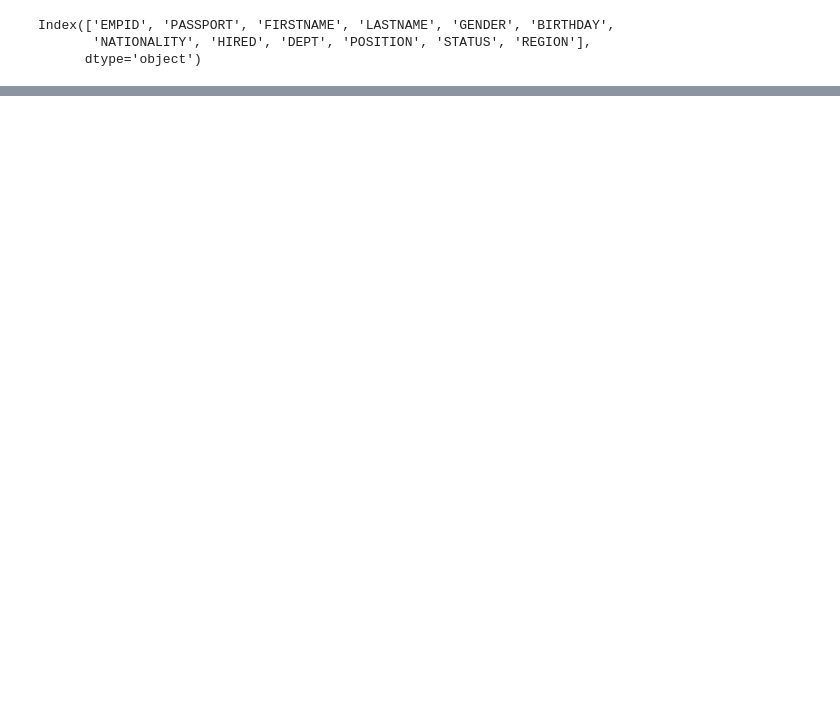
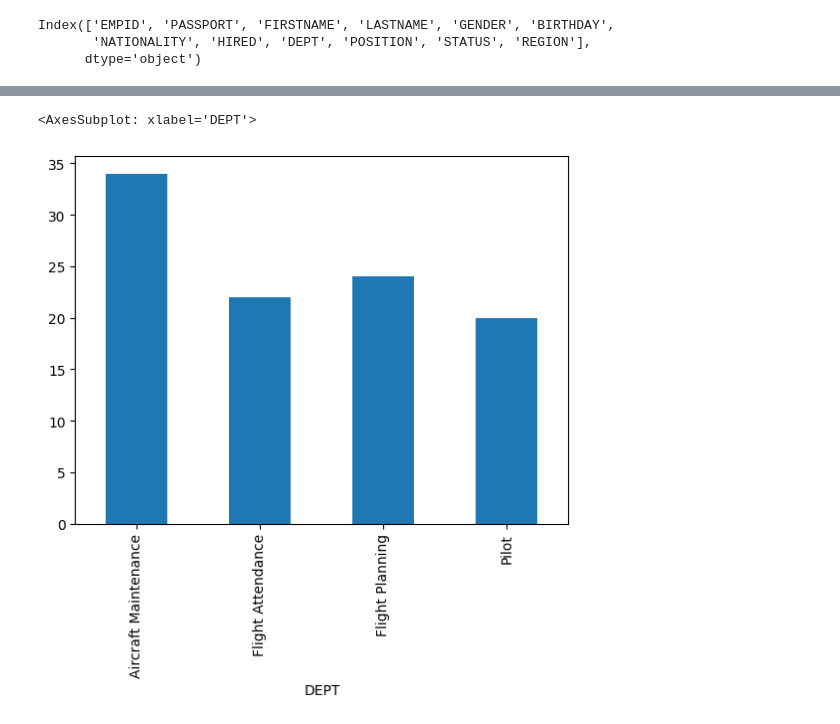
Before and after one commit to devmountaintechfest/hackathon-season2, a Jupyter notebook: main-visualize.ipynb, the cells around one changed output, grey strips where cells are left out. Drawn from its saved outputs; the diff is of its cells as text; code cells hidden in the pictures; blank space fills up the shorter version.

```diff
--- a/main-visualize.ipynb
+++ b/main-visualize.ipynb
@@ -17,0 +39,6 @@ array([[<AxesSubplot: title={'center': 'GENDER'}>]], dtype=object)
+# %%
+df3 = df1[['DEPT','GENDER']]
+df3.groupby(['DEPT'])['GENDER'].count().plot.bar()
+# %% [output]
+<AxesSubplot: xlabel='DEPT'>
+[figure, added]
```
Also changed, not shown: parts of 6 cells of this notebook, 1 other file.
